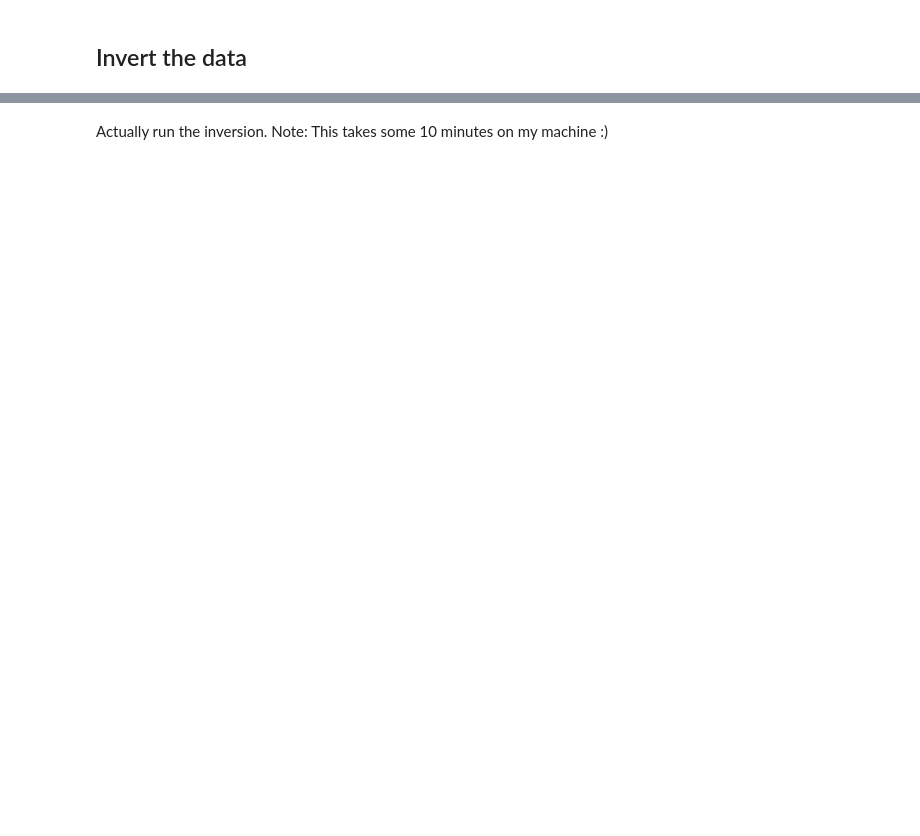
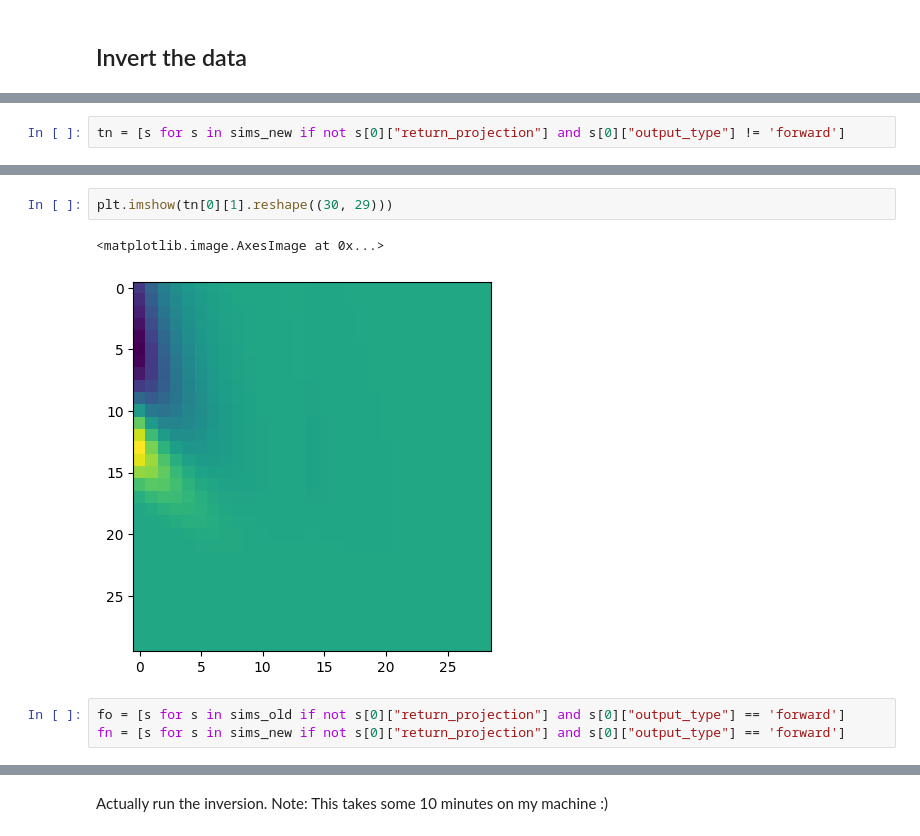
Before and after one commit to emerald-geomodelling/simpeg-simpleem-examples, a Jupyter notebook: measured_inversion.ipynb, the cells around one changed output, grey strips where cells are left out. Saved outputs shown, nothing was run; the diff lists cells and outputs as text; blank space fills up the shorter version.

```diff
--- a/measured_inversion.ipynb
+++ b/measured_inversion.ipynb
@@ -123,0 +247,2 @@ axs[2].plot(inv.xyz.flightlines.xdist, inv.xyz.flightlines.tx_altitude)
+# %%
+tn = [s for s in sims_new if not s[0]["return_projection"] and s[0]["output_type"] != 'forward']
@@ -123,0 +254,8 @@ axs[2].plot(inv.xyz.flightlines.xdist, inv.xyz.flightlines.tx_altitude)
+# %%
+plt.imshow(tn[0][1].reshape((30, 29)))
+# %% [output]
+<matplotlib.image.AxesImage at 0x...>
+[figure, added]
+# %%
+fo = [s for s in sims_old if not s[0]["return_projection"] and s[0]["output_type"] == 'forward']
+fn = [s for s in sims_new if not s[0]["return_projection"] and s[0]["output_type"] == 'forward']
```
Also changed, not shown: parts of 38 cells of this notebook.
